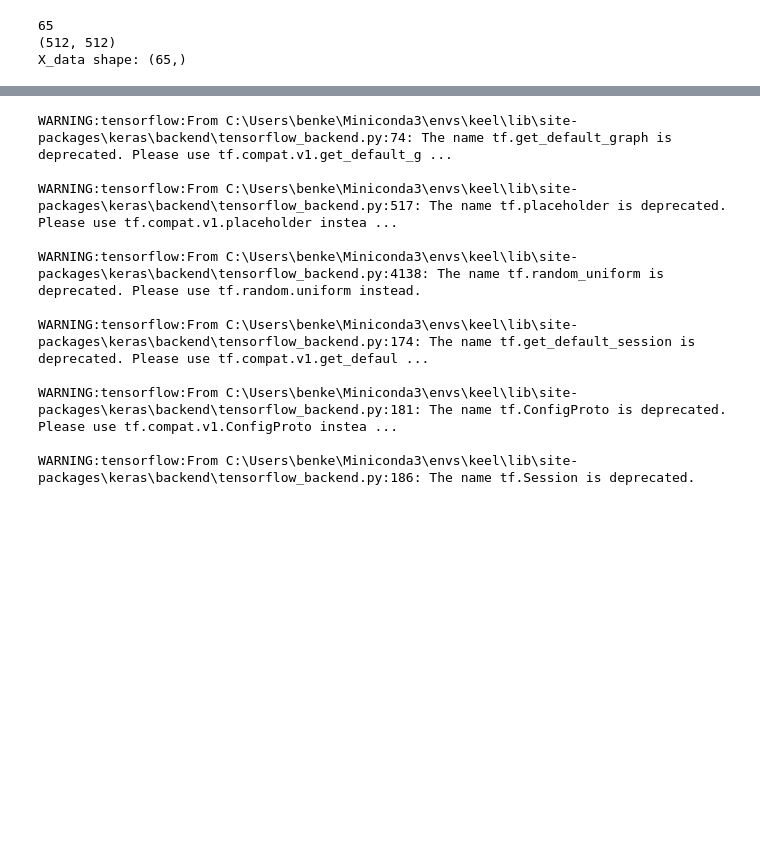
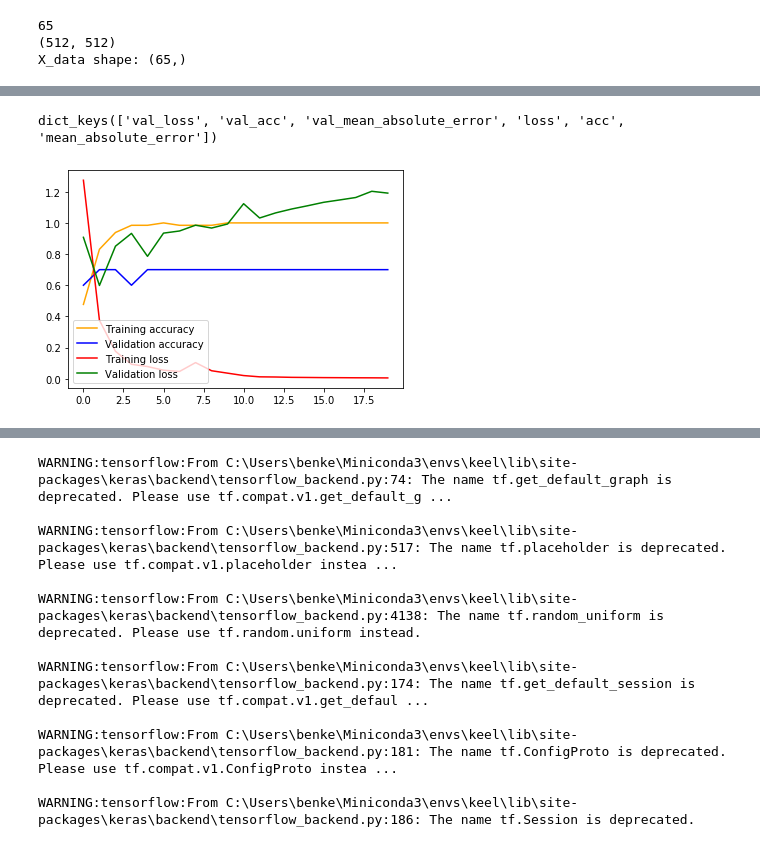
Before and after one commit to benkeel/benrepository, a Jupyter notebook: X-ray model.ipynb, the cells around one changed output, grey strips where cells are left out. Saved outputs shown, nothing was run; the diff lists cells and outputs as text; code cells hidden in the pictures; blank space fills up the shorter version.

```diff
--- a/X-ray model.ipynb
+++ b/X-ray model.ipynb
@@ -173,4 +179,6 @@ Variance explained per principal component: [0.18253939 0.12569462 0.10232121 0.
 # %%
+val_images = np.reshape(val_images,(10,268203))
+print(val_images.shape)
 model2 = Sequential()
 model2.add(Dense(1024, activation='relu', input_shape=(10,)))
 model2.add(Dense(1024, activation='relu'))
@@ -179,8 +187,8 @@ model2.add(Dense(256, activation='relu'))
 #output layer
 model2.add(Dense(1, activation='sigmoid')) #used ‘sigmoid’ for the output layer as this is a binary classification.
 
-model.compile(optimizer=Adam(lr=0.0001, beta_1=0.9, beta_2=0.999, epsilon=1e-08,decay=0.0), loss='binary_crossentropy', metrics=['accuracy', metrics.mae])
+model2.compile(optimizer=Adam(lr=0.0001, beta_1=0.9, beta_2=0.999, epsilon=1e-08,decay=0.0), loss='binary_crossentropy', metrics=['accuracy', metrics.mae])
 
-history = model.fit(pca_train, train_labels,batch_size=batch_size,epochs=epochs,verbose=1,
+history2 = model2.fit(pca_train, train_labels,batch_size=batch_size,epochs=epochs,verbose=1,
                     validation_data=(pca_validation, val_labels))
 # %% [output]
@@ -187,0 +212,13 @@ ValueError: Error when checking input: expected input_1 to have 4 dimensions, bu
+# %%
+print(history2.history.keys())
+
+plt.figure()
+plt.plot(history2.history['acc'], 'orange', label='Training accuracy')
+plt.plot(history2.history['val_acc'], 'blue', label='Validation accuracy')
+plt.plot(history2.history['loss'], 'red', label='Training loss')
+plt.plot(history2.history['val_loss'], 'green', label='Validation loss')
+plt.legend()
+plt.show()
+# %% [output]
+dict_keys(['val_loss', 'val_acc', 'val_mean_absolute_error', 'loss', 'acc', 'mean_absolute_error'])
+[figure, added]
```
Also changed, not shown: parts of 5 cells of this notebook.
